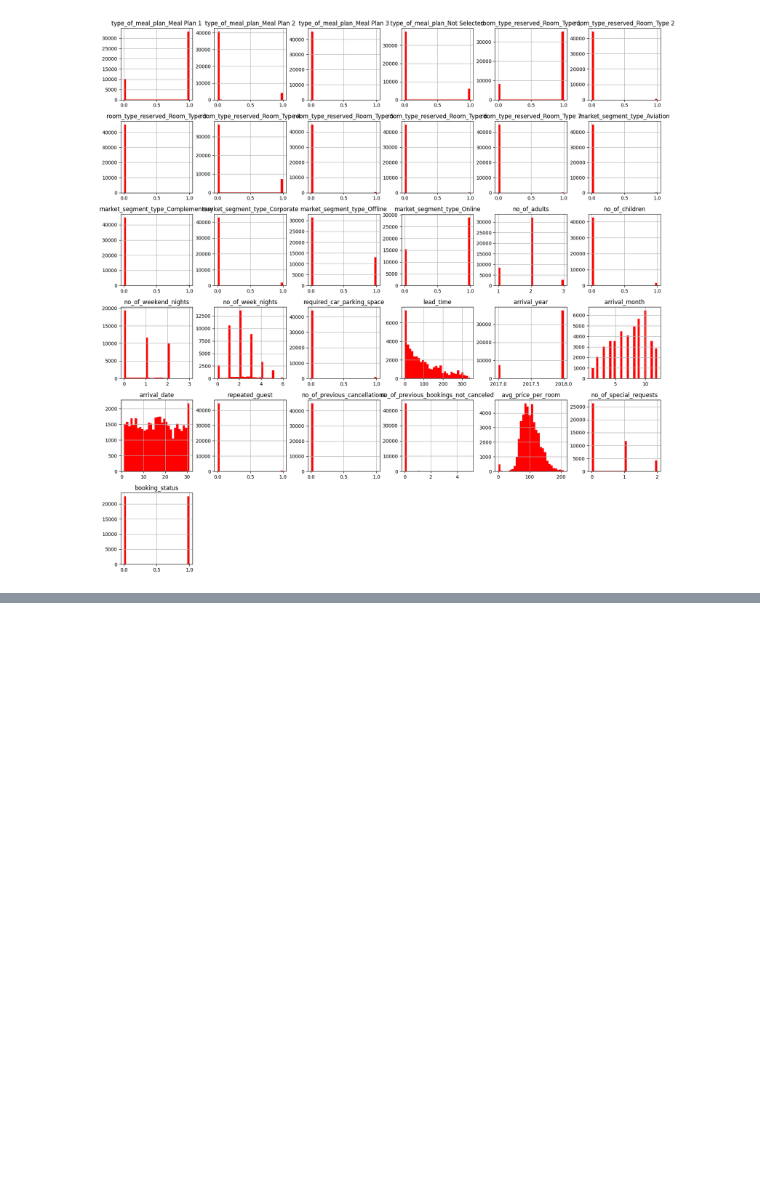
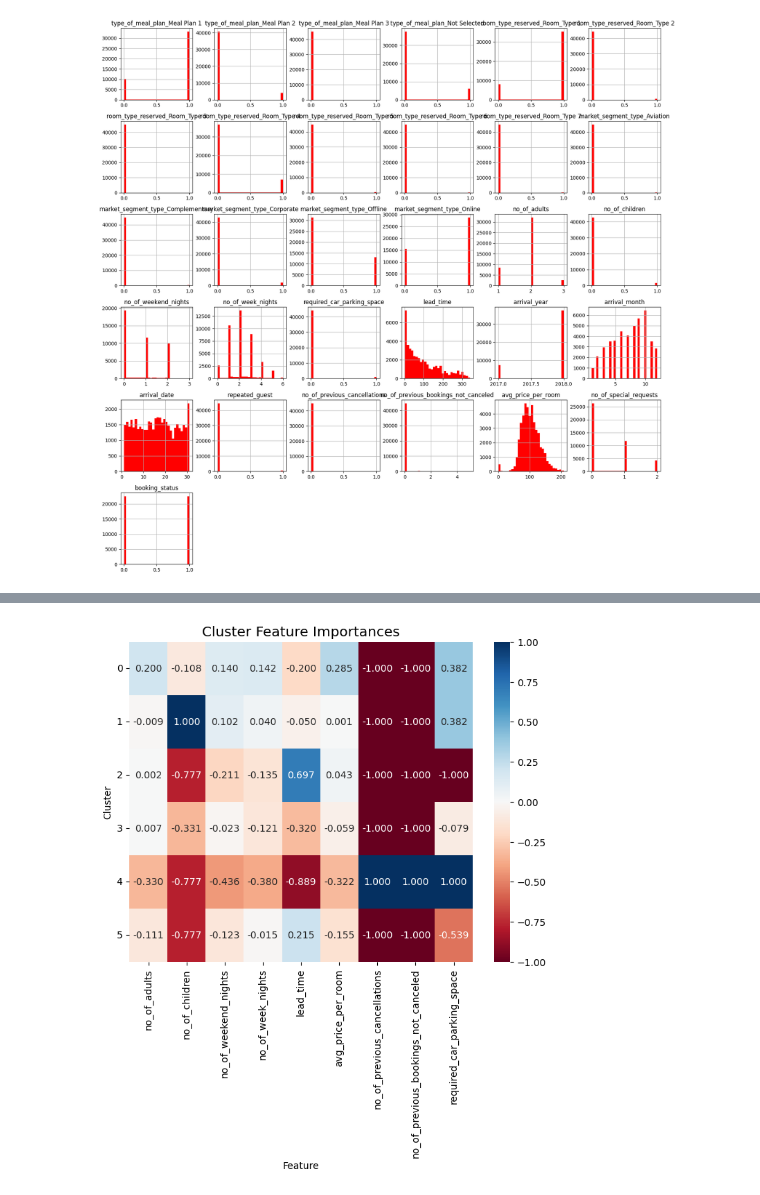
Before and after one commit to sirawitcpe34/CPE452-Hotel-Reservation, a Jupyter notebook: Hotel-Predict.ipynb, the cells around one changed output, grey strips where cells are left out. Cells and saved outputs as stored; diff of their text form; code cells hidden in the pictures; blank space fills up the shorter version.

```diff
--- a/Hotel-Predict.ipynb
+++ b/Hotel-Predict.ipynb
@@ -322,0 +373,8 @@ y = df_oversampled['booking_status']
+# %%
+# K-means clustering
+kmeans = KMeans(6)
+kmeans.fit(data_pca)
+X['cluster'] = kmeans.labels_
+
+cluster_centers = pd.DataFrame(data = kmeans.cluster_centers_, columns = [data_pca.columns])
+cluster_centers
@@ -322,0 +389,12 @@ y = df_oversampled['booking_status']
+# %%
+def segment_means(fmt_df, cols, group_col, count_col):
+
+    df = fmt_df.groupby(group_col).mean()[cols].round(2)
+    df['n_users'] = fmt_df.groupby(group_col)[count_col].count()
+    df['pct_users'] = (100 * df.n_users / fmt_df.shape[0]).round(2)
+    return df
+# %%
+# Cluster summary
+feats = ['no_of_adults', 'no_of_children', 'no_of_weekend_nights', 'no_of_week_nights', 'lead_time', 'avg_price_per_room','no_of_previous_cancellations', 'no_of_previous_bookings_not_canceled','required_car_parking_space', 'comp1', 'comp2', 'comp3', 'comp4', 'comp5']
+cluster_means = segment_means(X, feats, 'cluster', 'cluster')
+cluster_means
@@ -322,0 +410,22 @@ y = df_oversampled['booking_status']
+# %%
+def heatmap(data, title, ylabel, xlabel='Feature', vmin=-1, vmax=1, cmap='RdBu'):
+
+    plt.figure(figsize=(8, 6))
+    sns.heatmap(data, annot=True, vmin=vmin, vmax=vmax, cmap=cmap, fmt='.3f')
+    plt.title(title, fontsize='x-large')
+    plt.xlabel(xlabel)
+    plt.ylabel(ylabel)
+    plt.yticks(rotation=0)
+    plt.show()
+# %%
+# Feature importances of
+feats = ['no_of_adults', 'no_of_children', 'no_of_weekend_nights', 'no_of_week_nights', 'lead_time', 'avg_price_per_room','no_of_previous_cancellations', 'no_of_previous_bookings_not_canceled','required_car_parking_space']
+overall_means = X[feats].mean()
+feat_importances = cluster_means.iloc[:, :9] / overall_means - 1
+def set_greater_than_one(x):
+    if x > 1: return 1
+    else: return x
+feat_importances = feat_importances.applymap(set_greater_than_one)
+heatmap(feat_importances, 'Cluster Feature Importances', 'Cluster')
+# %% [output]
+[figure, added]
```
Also changed, not shown: parts of 12 cells of this notebook.
